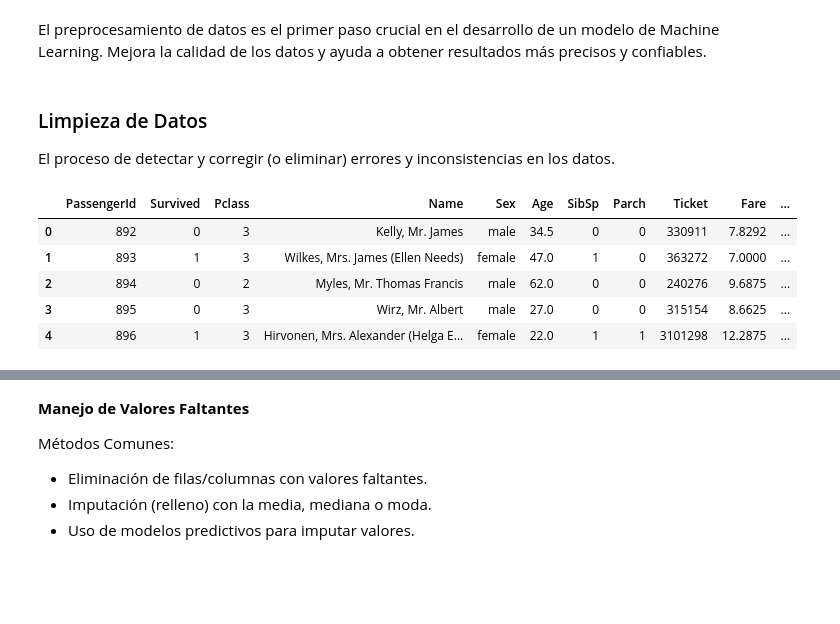
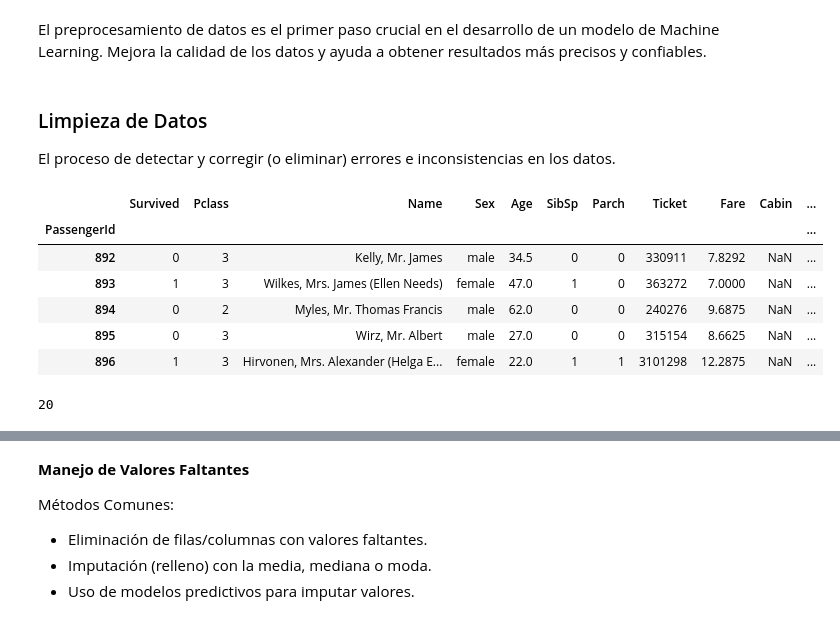
Before and after one commit to Walt9819/machine-learning, a Jupyter notebook: code/2_preprocesamiento.ipynb, the cells around one changed output, grey strips where cells are left out. Cells and saved outputs as stored; diff of their text form; code cells hidden in the pictures; blank space fills up the shorter version.

```diff
--- a/code/2_preprocesamiento.ipynb
+++ b/code/2_preprocesamiento.ipynb
@@ -4,19 +4,25 @@
 El preprocesamiento de datos es el primer paso crucial en el desarrollo de un modelo de Machine Learning. Mejora la calidad de los datos y ayuda a obtener resultados más precisos y confiables.
 # %% [markdown]
 ### Limpieza de Datos
-El proceso de detectar y corregir (o eliminar) errores y inconsistencias en los datos.
+El proceso de detectar y corregir (o eliminar) errores e inconsistencias en los datos.
 # %%
 import pandas as pd
 # %%
 titanic_path = "../data/titanic.csv"
-data = pd.read_csv(titanic_path)
+data = pd.read_csv(titanic_path, index_col='PassengerId')
 
 # Mostrar las primeras filas del dataset
 data.head()
 # %% [output]
-|  | PassengerId | Survived | Pclass | Name | Sex | Age | SibSp | Parch | Ticket | Fare | ... |
-| 0 | 892 | 0 | 3 | Kelly, Mr. James | male | 34.5 | 0 | 0 | 330911 | 7.8292 | ... |
-| 1 | 893 | 1 | 3 | Wilkes, Mrs. James (Ellen Needs) | female | 47.0 | 1 | 0 | 363272 | 7.0000 | ... |
-| 2 | 894 | 0 | 2 | Myles, Mr. Thomas Francis | male | 62.0 | 0 | 0 | 240276 | 9.6875 | ... |
-| 3 | 895 | 0 | 3 | Wirz, Mr. Albert | male | 27.0 | 0 | 0 | 315154 | 8.6625 | ... |
-| 4 | 896 | 1 | 3 | Hirvonen, Mrs. Alexander (Helga E... | female | 22.0 | 1 | 1 | 3101298 | 12.2875 | ... |
+|  | Survived | Pclass | Name | Sex | Age | SibSp | Parch | Ticket | Fare | Cabin | ... |
+| PassengerId |  |  |  |  |  |  |  |  |  |  | ... |
+| 892 | 0 | 3 | Kelly, Mr. James | male | 34.5 | 0 | 0 | 330911 | 7.8292 | NaN | ... |
+| 893 | 1 | 3 | Wilkes, Mrs. James (Ellen Needs) | female | 47.0 | 1 | 0 | 363272 | 7.0000 | NaN | ... |
+| 894 | 0 | 2 | Myles, Mr. Thomas Francis | male | 62.0 | 0 | 0 | 240276 | 9.6875 | NaN | ... |
+| 895 | 0 | 3 | Wirz, Mr. Albert | male | 27.0 | 0 | 0 | 315154 | 8.6625 | NaN | ... |
+| 896 | 1 | 3 | Hirvonen, Mrs. Alexander (Helga E... | female | 22.0 | 1 | 1 | 3101298 | 12.2875 | NaN | ... |
+# %%
+# Revisar si hay duplicados
+data.duplicated().sum()
+# %% [output]
+20
```
Also changed, not shown: parts of 8 cells of this notebook, 12 other files.
